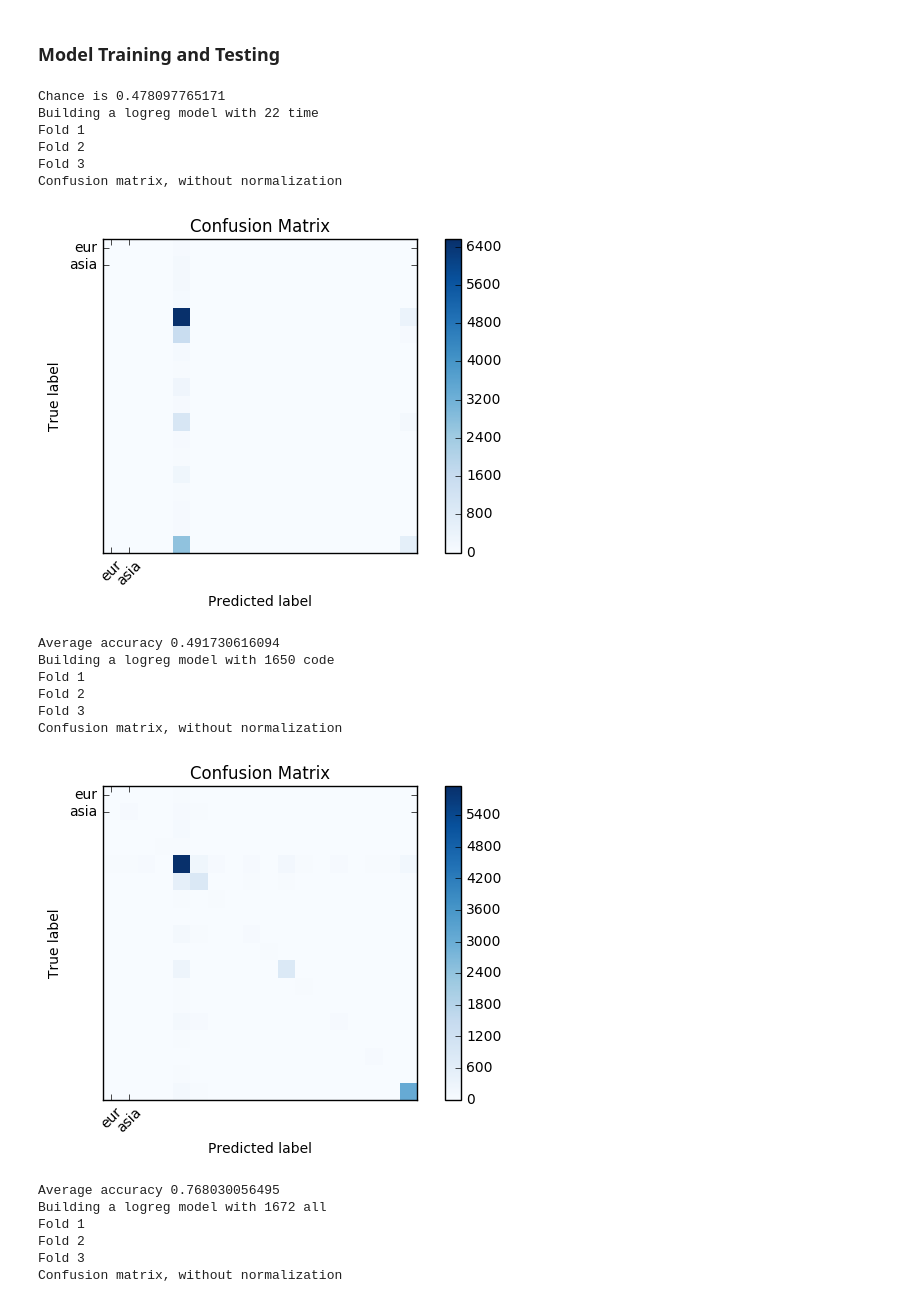
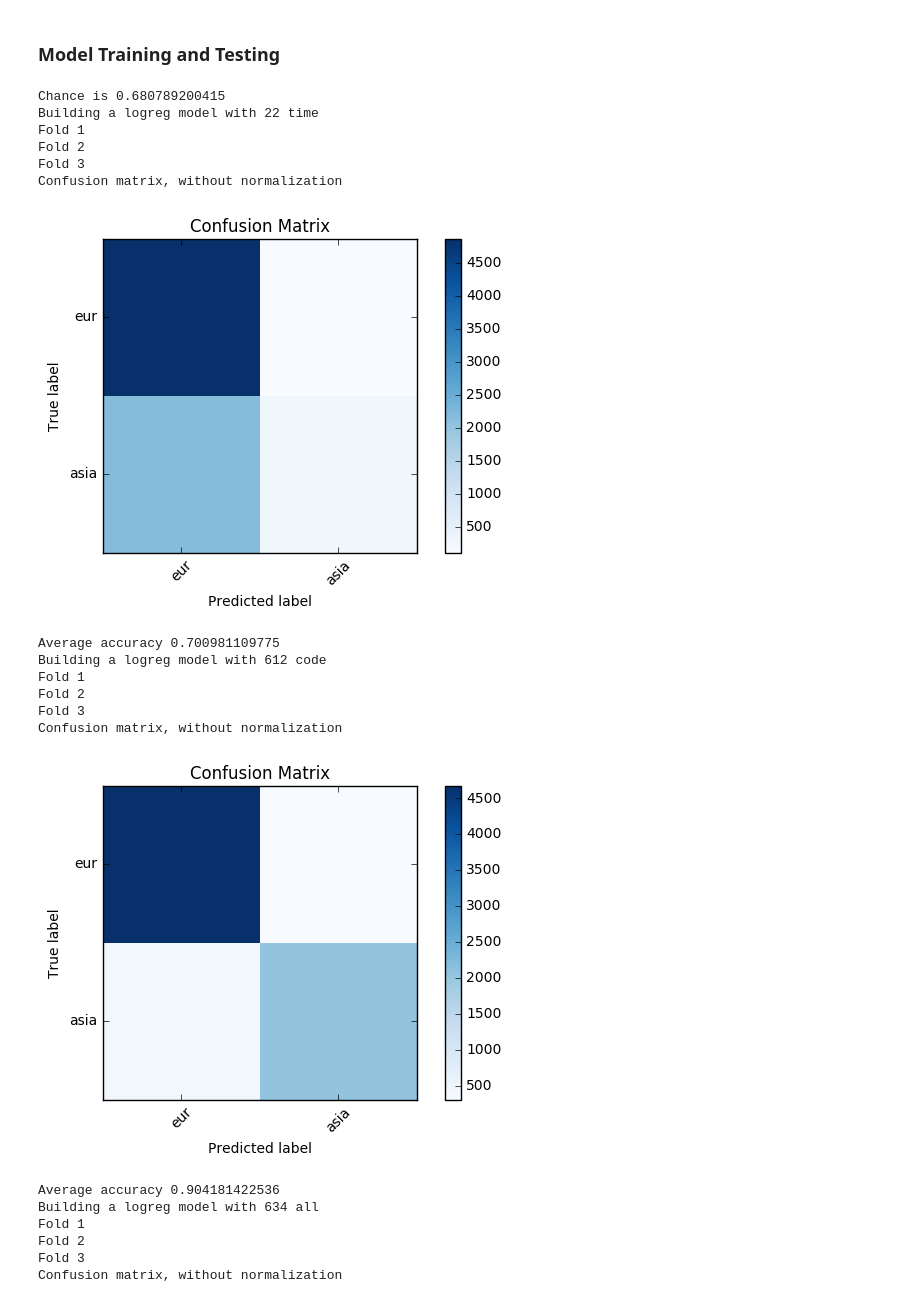
Before and after one commit to sravanareddy/appinventor, a Jupyter notebook: FindTheBug.ipynb, the cells around one changed output. Cells and saved outputs as stored; diff of their text form; code cells hidden in the pictures.

```diff
--- a/FindTheBug.ipynb
+++ b/FindTheBug.ipynb
@@ -316,15 +332,20 @@ langgroups = {'es': 'eur',
               'el': 'eur',
               'nl': 'eur',
               'pl': 'eur',
+              'en': 'eur',
               'ru': 'eur',
               'ko': 'asia',
               'zh': 'asia',
               'ja': 'asia',
               'th': 'asia'}
 langgroup_num_map = {'eur': 0, 'asia': 1}
-# %%
-def get_user_labels():
-    return {user: lang_num_map[lang] for user, lang in user_langs.items()}
+# %%
+#def get_user_labels():
+    #return {user: lang_num_map[lang] for user, lang in user_langs.items()}
+    #return {user: langgroup_num_map[langgroups[lang]] for user, lang in user_langs.items()}
+
+def get_user_labels():
+    return {user: langgroup_num_map[langgroups[lang]] for user, lang in user_langs.items() if lang in langgroups.keys()}
 # %%
 time_combined = combine_featfuncs([projectLengthFeatures, dayAnalysisFeatures,decileProjects])
 code_combined = combine_featfuncs([summaryOBlockDecile,summaryDecileTLBlocks,summaryDecileNumScreens,summaryDeltasTLBlocks,summaryDeltasOBlock,summaryDeltasNumScreens, summaryAverages, classesFeaturizers, allBlocksFeaturizer])
@@ -340,9 +361,9 @@ userlabels = get_user_labels()
 y = []
 ctr = 0
 for user in userlabels:
-    if user in not_tutorials:
+    #if user in not_tutorials:
 
-        projects = getProjects(user, filterTutorials)  # this returns projects sorted by creation date that include tutorials
+        projects = getProjects(user, filter_tutorials)  # this returns projects sorted by creation date that include tutorials
 
         y.append(userlabels[user])
 
@@ -361,6 +382,7 @@ for user in userlabels:
 
 
 
+
 y = numpy.array(y)
 
 timevec = DictVectorizer()
@@ -407,6 +429,9 @@ import matplotlib.pyplot as plt
 from plotcnf import plot_confusion_matrix
 
 print 'Chance is', max(numpy.bincount(y))/float(len(y))
+
+### added later ### ************************
+#foldindices = StratifiedKFold(y)
 
 
 labels = map(lambda x:x[0], sorted(langgroup_num_map.items(), key=lambda x:x[1]))
@@ -420,6 +445,7 @@ classifiers = [('logreg', LogisticRegression())]  # no knn because it's too slow
 
 
 for modelname, model in classifiers:
+    #for featname, X in [('code', Xcode), ('all', Xall)]:
     for featname, X in [('time', Xtime), ('code', Xcode), ('all', Xall)]:
         print  'Building a', modelname, 'model with', X.shape[1], featname
 
@@ -429,41 +455,42 @@ for modelname, model in classifiers:
             print 'Fold', i+1
 
             ytrain = y[trainidx]
             ytest = y[testidx]
 
             Xtrain = X[trainidx, :]
             Xtest = X[testidx, :]
 
             model.fit(Xtrain, ytrain)
             cvaccs[i] = model.score(Xtest, ytest)
 
             predictions = model.predict(Xtest)
             #cvf1[i] = f1_score(ytest, predictions)
 
             #print '****', modelname, cvaccs[i]
         #analyze last fold only
         cnf_matrix = confusion_matrix(ytest, predictions)
+
         plot_confusion_matrix(cnf_matrix, labels)
         plt.show()
-
+        coef = model.coef_
         print 'Average accuracy', numpy.mean(cvaccs)
 # %% [output]
-Chance is 0.478097765171
+Chance is 0.680789200415
 Building a logreg model with 22 time
 Fold 1
 Fold 2
 Fold 3
 Confusion matrix, without normalization
-[figure, old version]
+[figure, new version]
-Average accuracy 0.491730616094
-Building a logreg model with 1650 code
+Average accuracy 0.700981109775
+Building a logreg model with 612 code
 Fold 1
 Fold 2
 Fold 3
 Confusion matrix, without normalization
-[figure, old version]
+[figure, new version]
-Average accuracy 0.768030056495
-Building a logreg model with 1672 all
+Average accuracy 0.904181422536
+Building a logreg model with 634 all
 Fold 1
 Fold 2
 Fold 3
```
Also changed, not shown: parts of 18 cells of this notebook.
